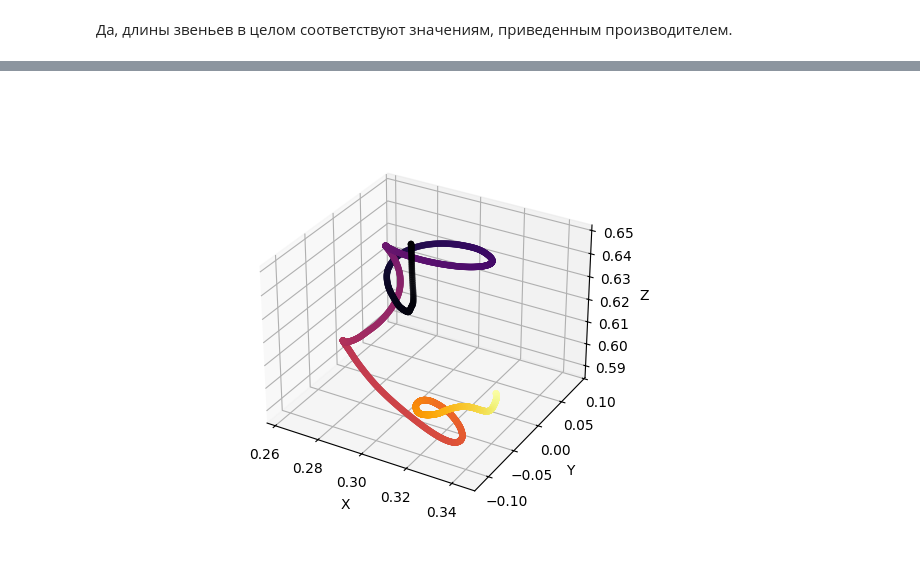
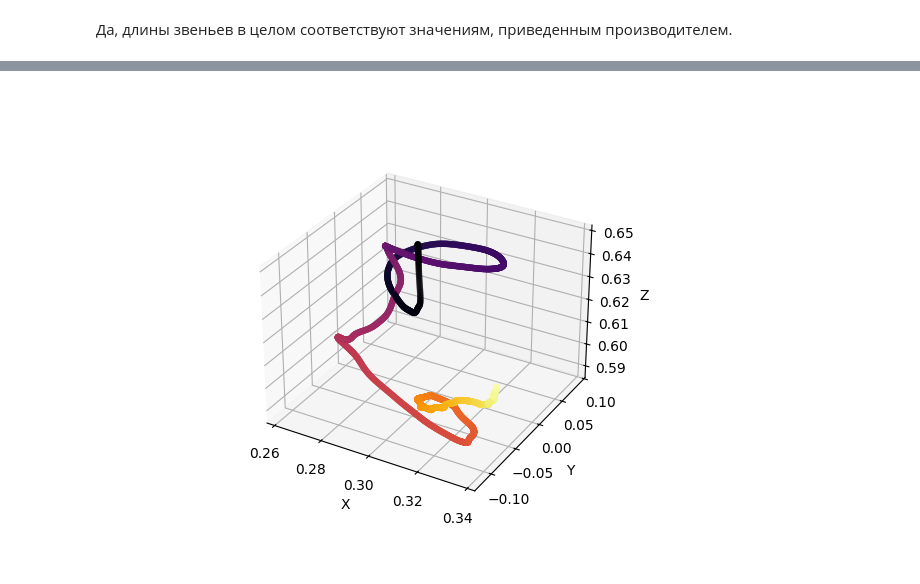
Before and after one commit to t0sster/spot_mujoco, a Jupyter notebook: spot_notebook.ipynb, the cells around one changed output, grey strips where cells are left out. Drawn from its saved outputs; the diff is of its cells as text; code cells hidden in the pictures.

Commit message:
correct speed control in mujoco, but not jacobian controll algorithm

```diff
--- a/spot_notebook.ipynb
+++ b/spot_notebook.ipynb
@@ -232,8 +255,37 @@ xvel, yvel, zvel = np.array([]), np.array([]), np.array([])
 
 frames = []
 
+p_base_last = data.body("arm_link_sh0").xpos
+p_endeff_last = data.body("arm_link_fngr").xpos - p_base_last
+kp = 0.1
+
+p_desired = data.body("arm_link_fngr").xpos - data.body("arm_link_sh0").xpos
+
 for i in tqdm(range(nsteps)):
   data.ctrl[0:12] = ctrl0[0:12] + ctrl_std * perturb[i, 0:12]
+
+  p_base = data.body("arm_link_sh0").xpos
+  p_endeff = data.body("arm_link_fngr").xpos - p_base
+
+# Вычисляем скорость конечного эффектора (линейную и угловую)
+  dt = model.opt.timestep
+  v_comp = - (p_base - p_base_last)
+  v_corr = (p_desired - p_endeff)
+  v_endeff_linear = (p_endeff - p_endeff_last)
+  v_command = v_comp + v_corr
+  # Угловую скорость можно получить из данных модели или оставить нулевой
+  v_angular = np.zeros(3)
+  v_endeff = np.concatenate([v_endeff_linear, v_angular])
+  J = calc_Jacobian(DH, p_endeff)
+  try:
+    J_inv = np.linalg.pinv(J)
+    # Желаемая скорость - стабилизация к начальной точке
+    # desired_vel = -kp * p_endeff  # Пропорциональный регулятор
+    qdot = J_inv @ np.concatenate([v_command, np.zeros(3)])
+    data.ctrl[12:18] += qdot * dt
+  except np.linalg.LinAlgError:
+    print("Singular matrix encountered")
+
   if data.body("arm_link_sh0").xpos[0] != 0:
     t = np.append(t, i)
     x = np.append(x, data.body("arm_link_sh0").xpos[0])
@@ -244,32 +296,37 @@ for i in tqdm(range(nsteps)):
     xvel =np.append(xvel, vel[0])
     yvel =np.append(yvel, vel[1])
     zvel =np.append(zvel, vel[2])
   # xvel = np.append(xvel, data.body("arm_link_sh0").cvel[0])
   # yvel = np.append(yvel, data.body("arm_link_sh0").cvel[1])
   # zvel = np.append(zvel, data.body("arm_link_sh0").cvel[2])
 
   mujoco.mj_step(model, data)
+
+  p_endeff_last = p_endeff.copy()
+  p_base_last = p_base.copy()
+  DH.theta = np.array([data.joint("arm_sh0").qpos, data.joint("arm_sh1").qpos, data.joint("arm_el0").qpos,
+                       data.joint("arm_el1").qpos, data.joint("arm_wr0").qpos, data.joint("arm_wr1").qpos])
+
   if len(frames) < data.time * fps:
     renderer.update_scene(data, camera)
     frame = renderer.render().copy().astype(np.uint8)
     frames.append(frame)
 
 media.show_video(frames, fps=fps, loop=False)
-
 
 fig = plt.figure()
 ax = fig.add_subplot(111, projection='3d')
 ax.scatter(x, y, z, c=np.linspace(0, 1, len(x)), cmap='inferno', linewidth=0.2)
 for i in range(0, len(t), 100):
   ax.quiver(x[i], y[i], z[i], xvel[i], yvel[i], zvel[i], color='r', linewidth=1)
 ax.set_xlabel('X')
 ax.set_ylabel('Y')
 ax.set_zlabel('Z')
 plt.show()
 #
 #     Как показала практика - скорость в модели не соответствует реальному
 #   направлению двжиения базы. Лучше использовать изменения координат с малым шагом.
 #
 # %% [output]
 [interactive output not drawn]
-[figure, old version]
+[figure, new version]
```
Also changed, not shown: parts of 1 cell of this notebook.
